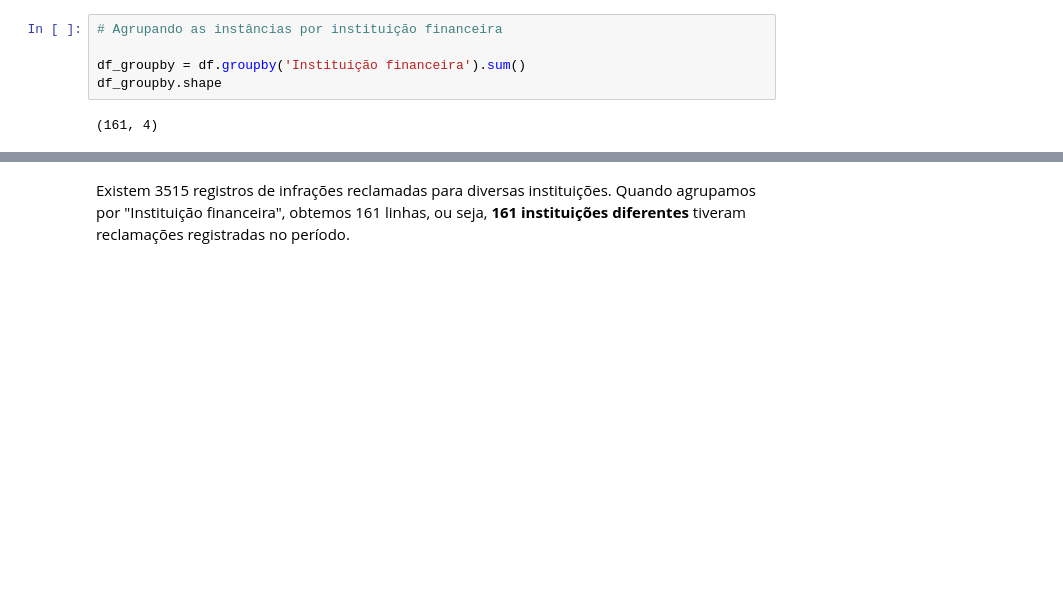
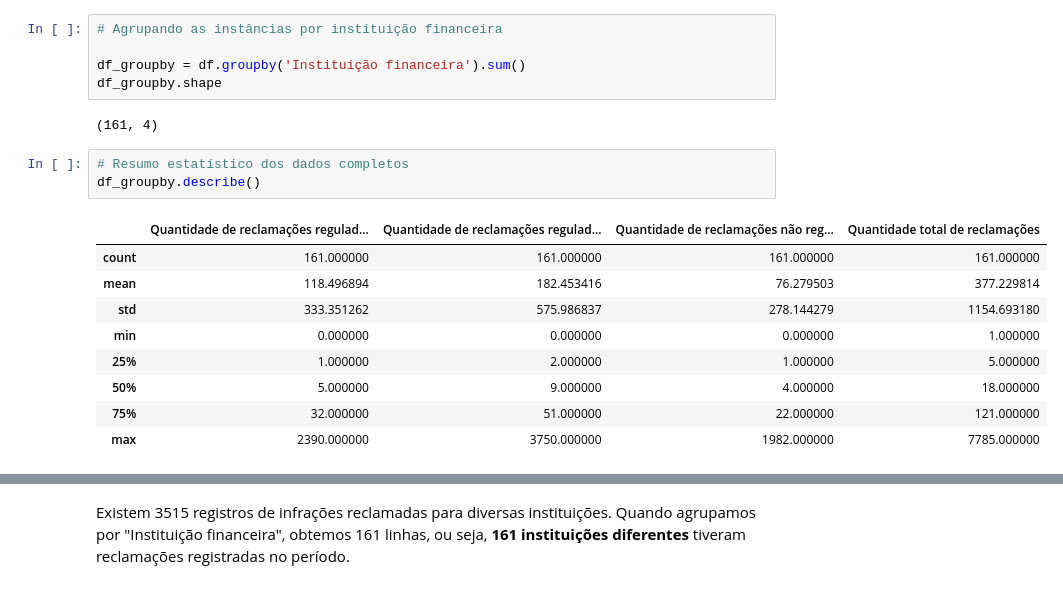
Before and after one commit to simonefmr/global_emissions, a Jupyter notebook: ranking.ipynb, the cells around one changed output, grey strips where cells are left out. Cells and saved outputs as stored; diff of their text form; blank space fills up the shorter version.

```diff
--- a/ranking.ipynb
+++ b/ranking.ipynb
@@ -289,3 +276,16 @@ df_groupby = df.groupby('Instituição financeira').sum()
 df_groupby.shape
 # %% [output]
 (161, 4)
+# %%
+# Resumo estatístico dos dados completos
+df_groupby.describe()
+# %% [output]
+|  | Quantidade de reclamações regulad... | Quantidade de reclamações regulad... | Quantidade de reclamações não reg... | Quantidade total de reclamações |
+| count | 161.000000 | 161.000000 | 161.000000 | 161.000000 |
+| mean | 118.496894 | 182.453416 | 76.279503 | 377.229814 |
+| std | 333.351262 | 575.986837 | 278.144279 | 1154.693180 |
+| min | 0.000000 | 0.000000 | 0.000000 | 1.000000 |
+| 25% | 1.000000 | 2.000000 | 1.000000 | 5.000000 |
+| 50% | 5.000000 | 9.000000 | 4.000000 | 18.000000 |
+| 75% | 32.000000 | 51.000000 | 22.000000 | 121.000000 |
+| max | 2390.000000 | 3750.000000 | 1982.000000 | 7785.000000 |
```
Also changed, not shown: parts of 16 cells of this notebook.
